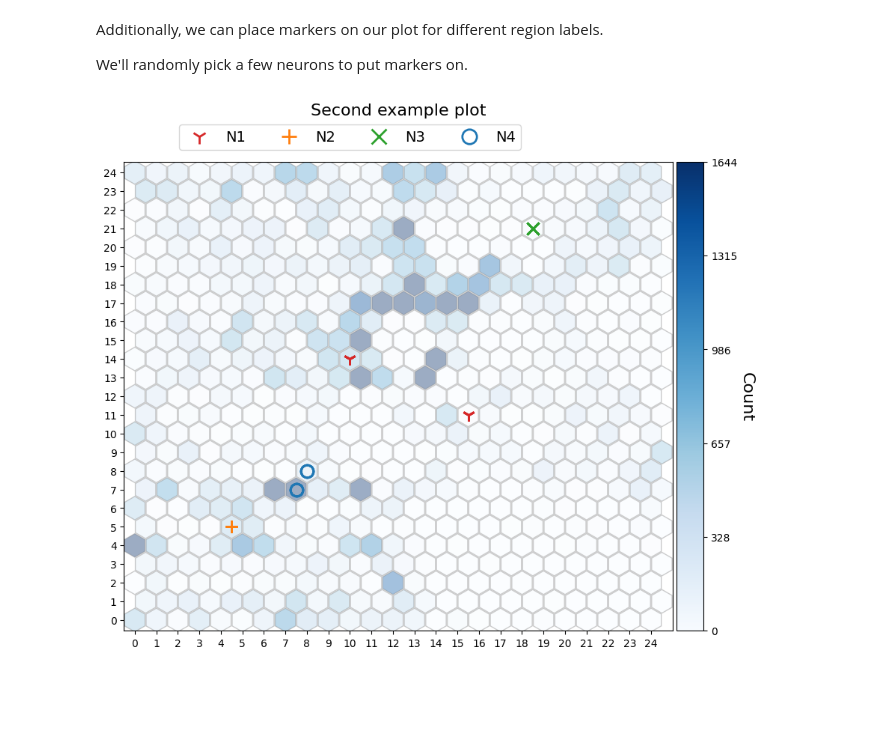
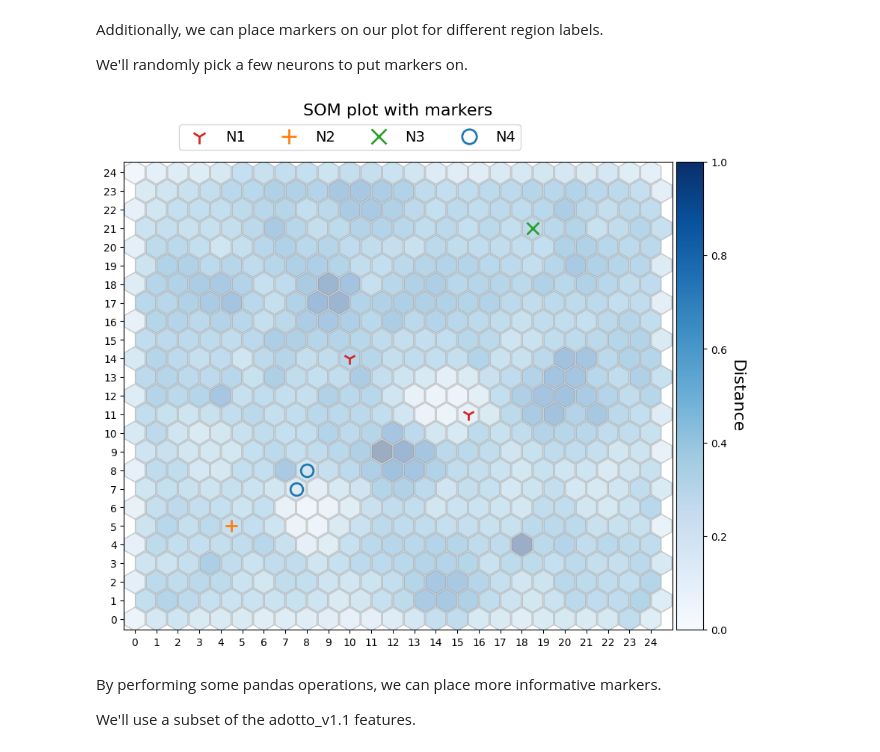
Before and after one commit to ACEnglish/laytr, a Jupyter notebook: notebooks/SOMPlotExample.ipynb, the cells around one changed output. Cells and saved outputs as stored; diff of their text form; code cells hidden in the pictures; blank space fills up the shorter version.

```diff
--- a/notebooks/SOMPlotExample.ipynb
+++ b/notebooks/SOMPlotExample.ipynb
@@ -8,7 +9,7 @@ som = pickle.load(open("../soms/adotto_TRv1.1_3mers.som", 'rb'))
 # %% [markdown]
 First, let's make a plot of the som.
 # %%
-fig = laytr.make_hex_plot(som)
+fig1 = laytr.make_hex_plot(som)
 # And give it a title
-fig.axes[0].set_title("First example plot", pad=10)
+fig1.axes[0].set_title("Basic SOM plot", pad=10)
 # %% [output]
@@ -36,10 +40,14 @@ We'll randomly pick a few neurons to put markers on.
 # %%
 neurons = np.array([[10, 14], [15,11], [4, 5], [18, 21], [7,7], [8, 8]])
 labels = ['N1', 'N1', 'N2', 'N3', 'N4', 'N4']
 markers = {'N1':'1', 'N2':'+', 'N3':'x', 'N4':'o'}
-fig = laytr.add_places(som, fig2, neurons, labels, markers)
+fig3 = laytr.add_places(som, fig1, neurons, labels, markers)
 # Add a title. Note we need more padding to get around the markers' label
-fig.axes[0].set_title("Second example plot", pad=45, size=16)
-fig
+fig3.axes[0].set_title("SOM plot with markers", pad=45, size=16)
+fig3
 # %% [output]
-[figure, old version]
+[figure, new version]
+# %% [markdown]
+By performing some pandas operations, we can place more informative markers.
+
+We'll use a subset of the adotto_v1.1 features.
```
Also changed, not shown: parts of 6 cells of this notebook, 2 other files.
